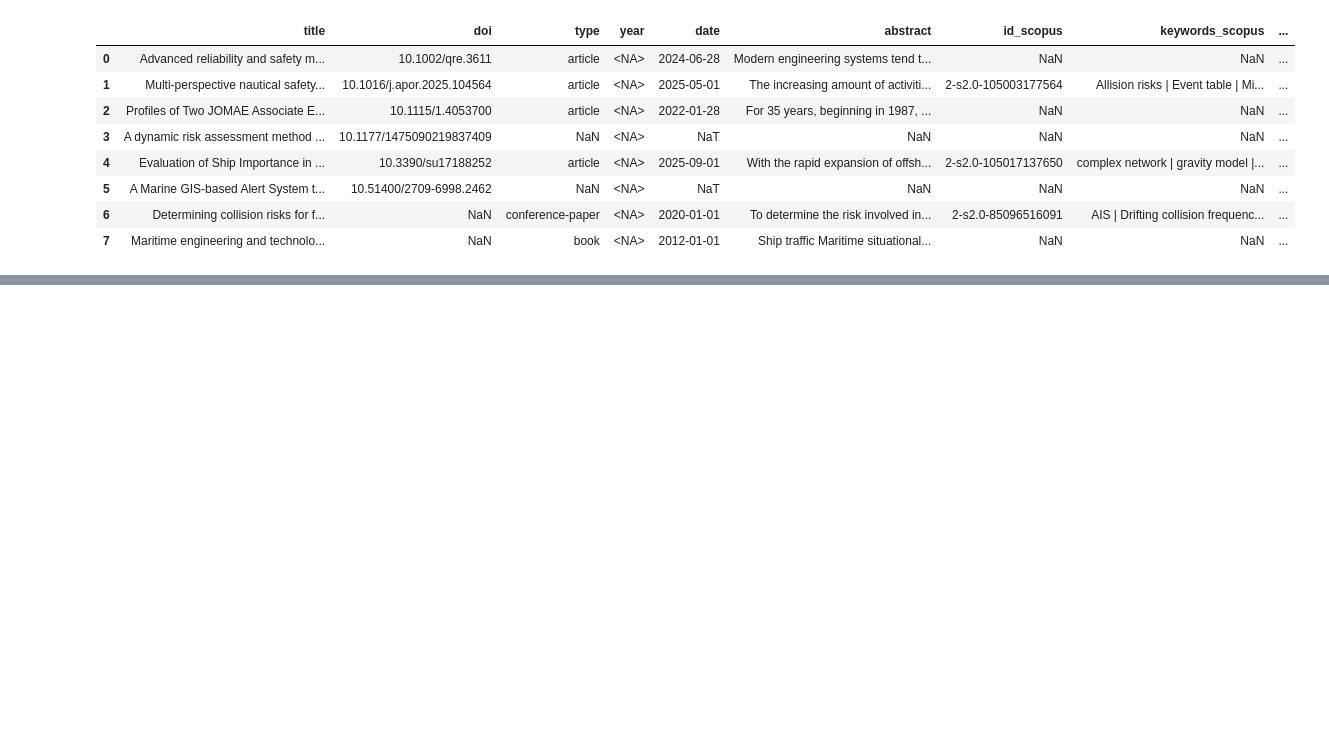
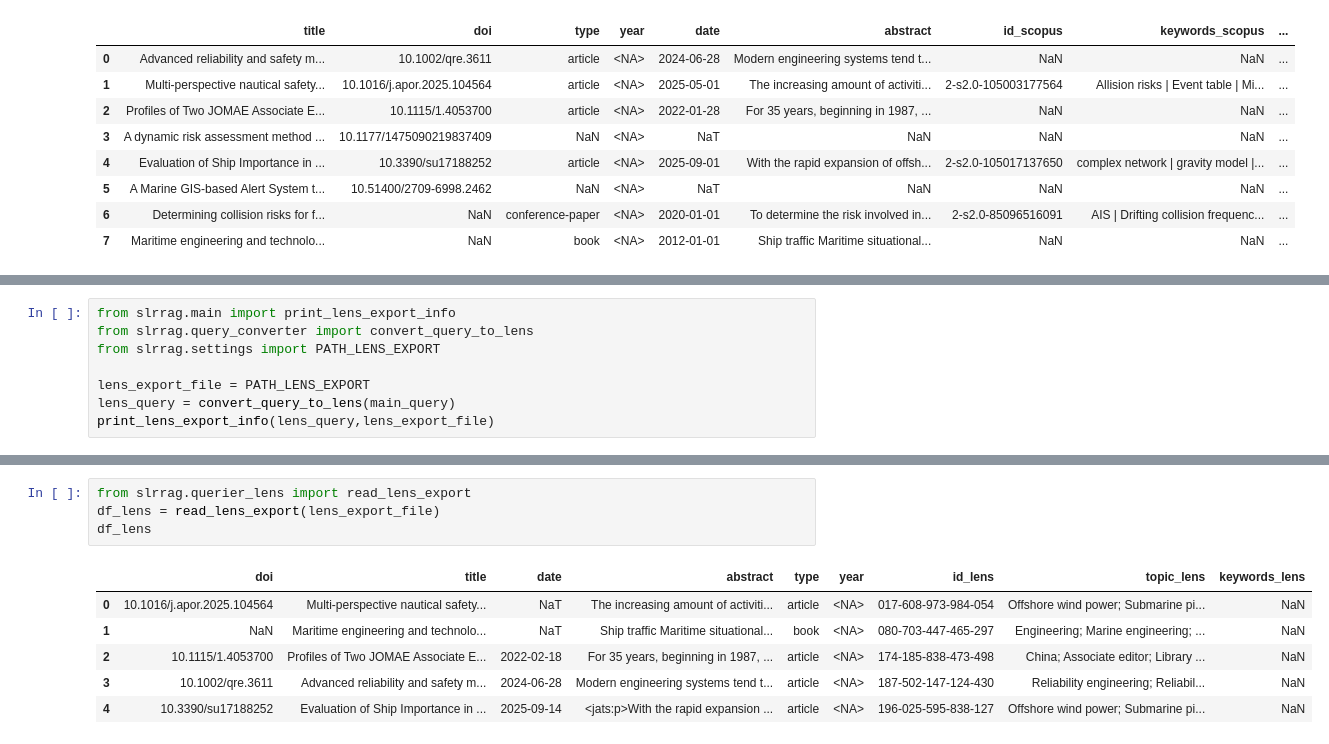
Before and after one commit to TUDelft-CITG/SLR-RAG, a Jupyter notebook: notebooks/main.ipynb, the cells around one changed output, grey strips where cells are left out. Cells and saved outputs as stored; diff of their text form; blank space fills up the shorter version.

```diff
--- a/notebooks/main.ipynb
+++ b/notebooks/main.ipynb
@@ -131,0 +133,8 @@ df_papers
+# %%
+from slrrag.main import print_lens_export_info
+from slrrag.query_converter import convert_query_to_lens
+from slrrag.settings import PATH_LENS_EXPORT
+
+lens_export_file = PATH_LENS_EXPORT
+lens_query = convert_query_to_lens(main_query)
+print_lens_export_info(lens_query,lens_export_file)
@@ -131,0 +154,11 @@ df_papers
+# %%
+from slrrag.querier_lens import read_lens_export
+df_lens = read_lens_export(lens_export_file)
+df_lens
+# %% [output]
+|  | doi | title | date | abstract | type | year | id_lens | topic_lens | keywords_lens |
+| 0 | 10.1016/j.apor.2025.104564 | Multi-perspective nautical safety... | NaT | The increasing amount of activiti... | article | <NA> | 017-608-973-984-054 | Offshore wind power; Submarine pi... | NaN |
+| 1 | NaN | Maritime engineering and technolo... | NaT | Ship traffic Maritime situational... | book | <NA> | 080-703-447-465-297 | Engineering; Marine engineering; ... | NaN |
+| 2 | 10.1115/1.4053700 | Profiles of Two JOMAE Associate E... | 2022-02-18 | For 35 years, beginning in 1987, ... | article | <NA> | 174-185-838-473-498 | China; Associate editor; Library ... | NaN |
+| 3 | 10.1002/qre.3611 | Advanced reliability and safety m... | 2024-06-28 | Modern engineering systems tend t... | article | <NA> | 187-502-147-124-430 | Reliability engineering; Reliabil... | NaN |
+| 4 | 10.3390/su17188252 | Evaluation of Ship Importance in ... | 2025-09-14 | <jats:p>With the rapid expansion ... | article | <NA> | 196-025-595-838-127 | Offshore wind power; Submarine pi... | NaN |
```
Also changed, not shown: parts of 6 cells of this notebook, 1 other file.
